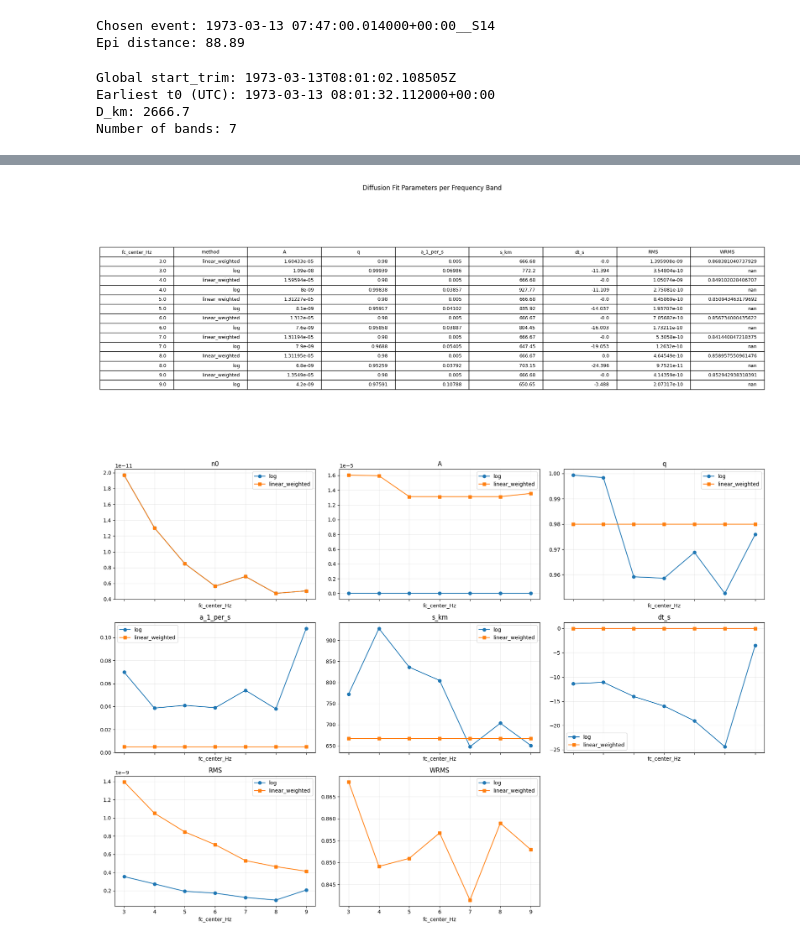
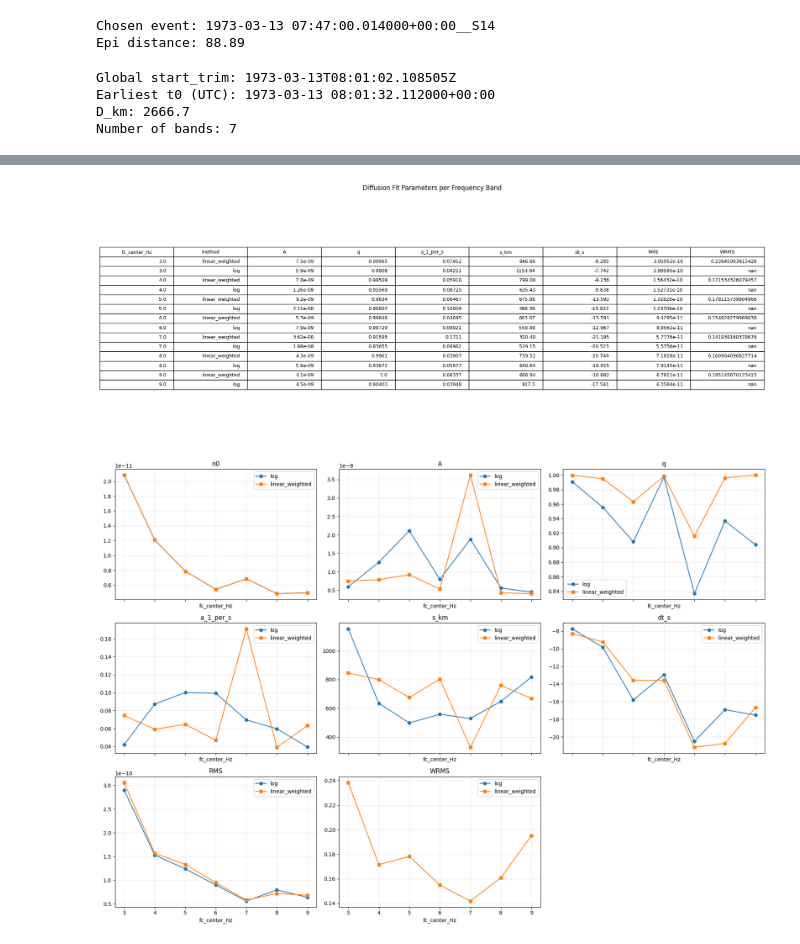
Before and after one commit to RamonMargarit/Heterogeneities-project, a Jupyter notebook: notebooks/Fit_Envelopes.ipynb, the cells around one changed output, grey strips where cells are left out. Drawn from its saved outputs; the diff is of its cells as text; code cells hidden in the pictures.

```diff
--- a/notebooks/Fit_Envelopes.ipynb
+++ b/notebooks/Fit_Envelopes.ipynb
@@ -577,7 +577,7 @@ if pd.isna(t0_min_utc):
 t0_min_obspy = UTCDateTime(t0_min_utc.to_pydatetime())
 
 start_trim = t0_min_obspy - 30.0
-end_trim   = t0_min_obspy + 200
+end_trim   = t0_min_obspy + 120
 
 # Short trimmed trace (for fitting)
 tr_trimmed = tr_chosen.copy()
@@ -868,2 +868,2 @@ Number of bands: 7
-[figure, old version]
+[figure, new version]
-[figure, old version]
+[figure, new version]
```
Also changed, not shown: parts of 2 cells of this notebook, 2 other files.
